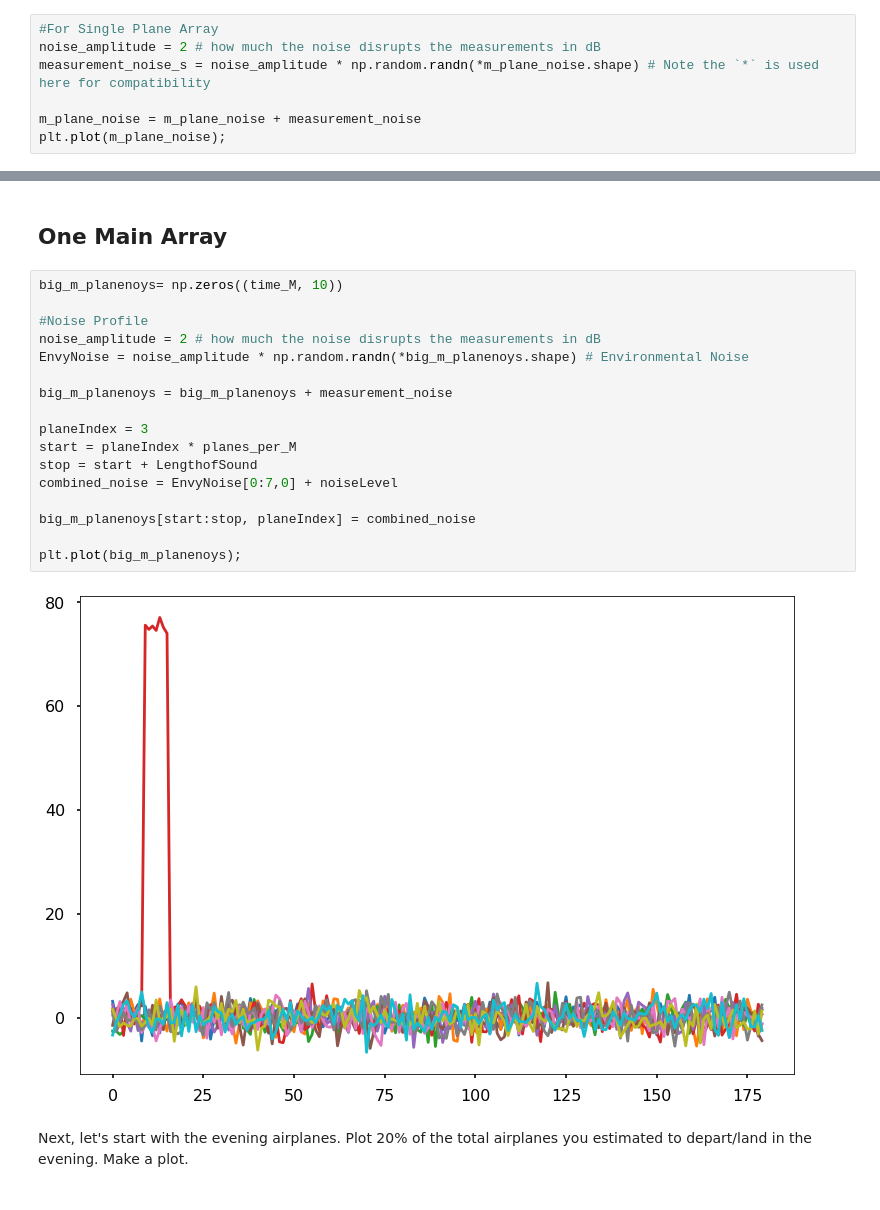
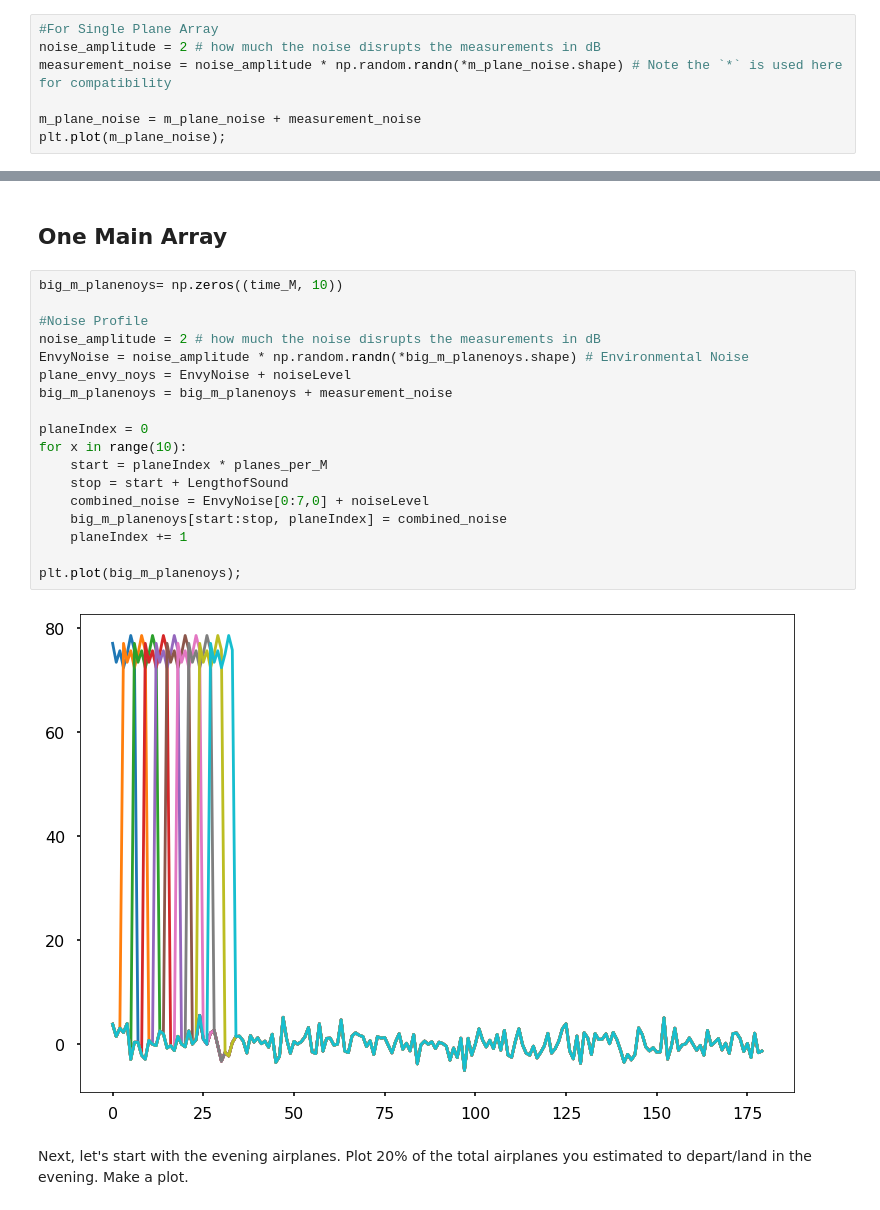
Before and after one commit to BryanMcSp/PythonTutorials, a Jupyter notebook: tutorial010Exercise.ipynb, the cells around one changed output, grey strips where cells are left out. Cells and saved outputs as stored; diff of their text form.

```diff
--- a/tutorial010Exercise.ipynb
+++ b/tutorial010Exercise.ipynb
@@ -59,7 +59,7 @@ Show the noise profile of the same airplane corrupted by some small noise.
 # %%
 #For Single Plane Array
 noise_amplitude = 2 # how much the noise disrupts the measurements in dB
-measurement_noise_s = noise_amplitude * np.random.randn(*m_plane_noise.shape) # Note the `*` is used here for compatibility
+measurement_noise = noise_amplitude * np.random.randn(*m_plane_noise.shape) # Note the `*` is used here for compatibility
 
 m_plane_noise = m_plane_noise + measurement_noise
 plt.plot(m_plane_noise);
@@ -136,22 +136,23 @@ Finally, simulate all the the airplanes that you have estimated to land/depart i
 # %%
 big_m_planenoys= np.zeros((time_M, 10))
 
 #Noise Profile
 noise_amplitude = 2 # how much the noise disrupts the measurements in dB
 EnvyNoise = noise_amplitude * np.random.randn(*big_m_planenoys.shape) # Environmental Noise
-
+plane_envy_noys = EnvyNoise + noiseLevel
 big_m_planenoys = big_m_planenoys + measurement_noise
 
-planeIndex = 3
-start = planeIndex * planes_per_M
-stop = start + LengthofSound
-combined_noise = EnvyNoise[0:7,0] + noiseLevel
-
-big_m_planenoys[start:stop, planeIndex] = combined_noise
+planeIndex = 0
+for x in range(10):
+    start = planeIndex * planes_per_M
+    stop = start + LengthofSound
+    combined_noise = EnvyNoise[0:7,0] + noiseLevel
+    big_m_planenoys[start:stop, planeIndex] = combined_noise
+    planeIndex += 1
 
 plt.plot(big_m_planenoys);
 # %% [output]
-[figure, old version]
+[figure, new version]
 # %% [markdown]
 Next, let's start with the evening airplanes. Plot 20% of the total airplanes you estimated to depart/land in the evening. Make a plot.
 # %% [markdown]
```
Also changed, not shown: parts of 6 cells of this notebook.
